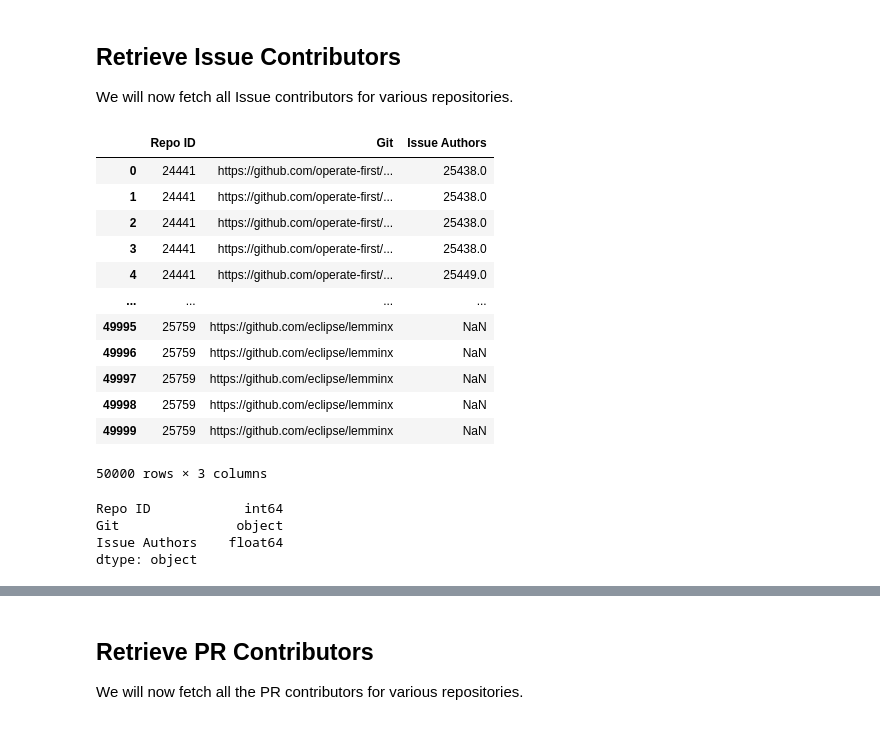
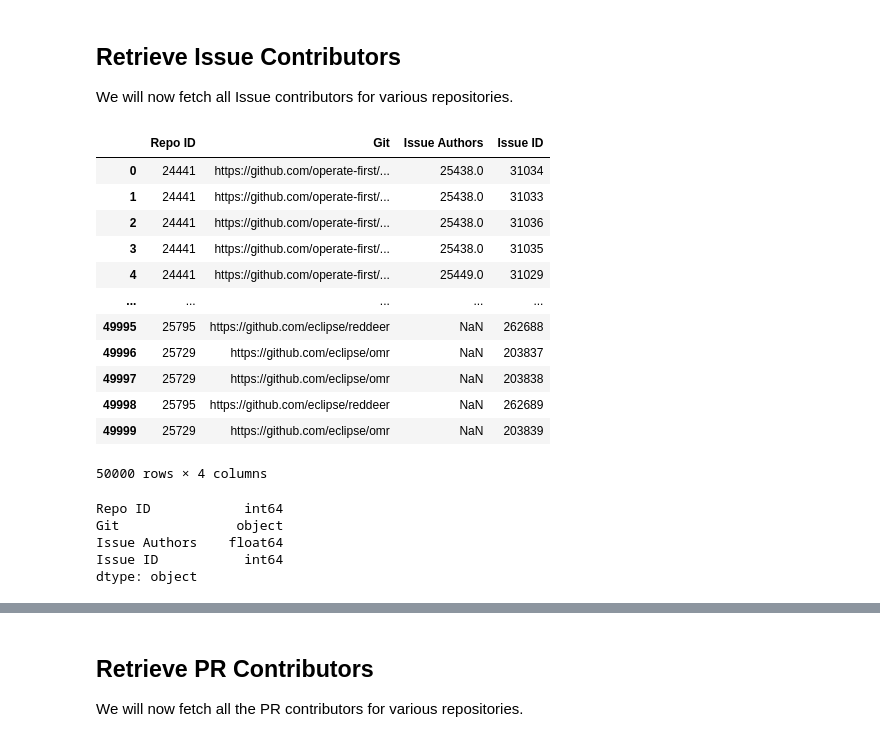
Before and after one commit to hemajv/sandiego, a Jupyter notebook: notebooks/contributors_per_repo.ipynb, the cells around one changed output, grey strips where cells are left out. Cells and saved outputs as stored; diff of their text form; code cells hidden in the pictures.

```diff
--- a/notebooks/contributors_per_repo.ipynb
+++ b/notebooks/contributors_per_repo.ipynb
@@ -78,38 +78,40 @@ We will now fetch all Issue contributors for various repositories.
 # %%
 issue_contrib = pd.DataFrame()
 repo_query = salc.sql.text(f"""
             SET SCHEMA 'augur_data';
             SELECT r.repo_id,
             r.repo_git,
-            i.cntrb_id
+            i.cntrb_id,
+            i.issue_id
             FROM
             repo r, issues i
              WHERE
             i.repo_id = r.repo_id
             limit 50000
     """)
 issue_contrib = pd.read_sql(repo_query, con=engine)
-issue_contrib.columns =['Repo ID', 'Git', 'Issue Authors']
+issue_contrib.columns =['Repo ID', 'Git', 'Issue Authors', 'Issue ID']
 
 display(issue_contrib)
 issue_contrib.dtypes
 # %% [output]
-|  | Repo ID | Git | Issue Authors |
-| 0 | 24441 | https://github.com/operate-first/... | 25438.0 |
-| 1 | 24441 | https://github.com/operate-first/... | 25438.0 |
-| 2 | 24441 | https://github.com/operate-first/... | 25438.0 |
-| 3 | 24441 | https://github.com/operate-first/... | 25438.0 |
-| 4 | 24441 | https://github.com/operate-first/... | 25449.0 |
-| ... | ... | ... | ... |
-| 49995 | 25759 | https://github.com/eclipse/lemminx | NaN |
-| 49996 | 25759 | https://github.com/eclipse/lemminx | NaN |
-| 49997 | 25759 | https://github.com/eclipse/lemminx | NaN |
-| 49998 | 25759 | https://github.com/eclipse/lemminx | NaN |
-| 49999 | 25759 | https://github.com/eclipse/lemminx | NaN |
+|  | Repo ID | Git | Issue Authors | Issue ID |
+| 0 | 24441 | https://github.com/operate-first/... | 25438.0 | 31034 |
+| 1 | 24441 | https://github.com/operate-first/... | 25438.0 | 31033 |
+| 2 | 24441 | https://github.com/operate-first/... | 25438.0 | 31036 |
+| 3 | 24441 | https://github.com/operate-first/... | 25438.0 | 31035 |
+| 4 | 24441 | https://github.com/operate-first/... | 25449.0 | 31029 |
+| ... | ... | ... | ... | ... |
+| 49995 | 25795 | https://github.com/eclipse/reddeer | NaN | 262688 |
+| 49996 | 25729 | https://github.com/eclipse/omr | NaN | 203837 |
+| 49997 | 25729 | https://github.com/eclipse/omr | NaN | 203838 |
+| 49998 | 25795 | https://github.com/eclipse/reddeer | NaN | 262689 |
+| 49999 | 25729 | https://github.com/eclipse/omr | NaN | 203839 |
-50000 rows × 3 columns
+50000 rows × 4 columns
 Repo ID            int64
 Git               object
 Issue Authors    float64
+Issue ID           int64
 dtype: object
 # %%
 issue_contrib.nunique()
```
Also changed, not shown: parts of 35 cells of this notebook.
